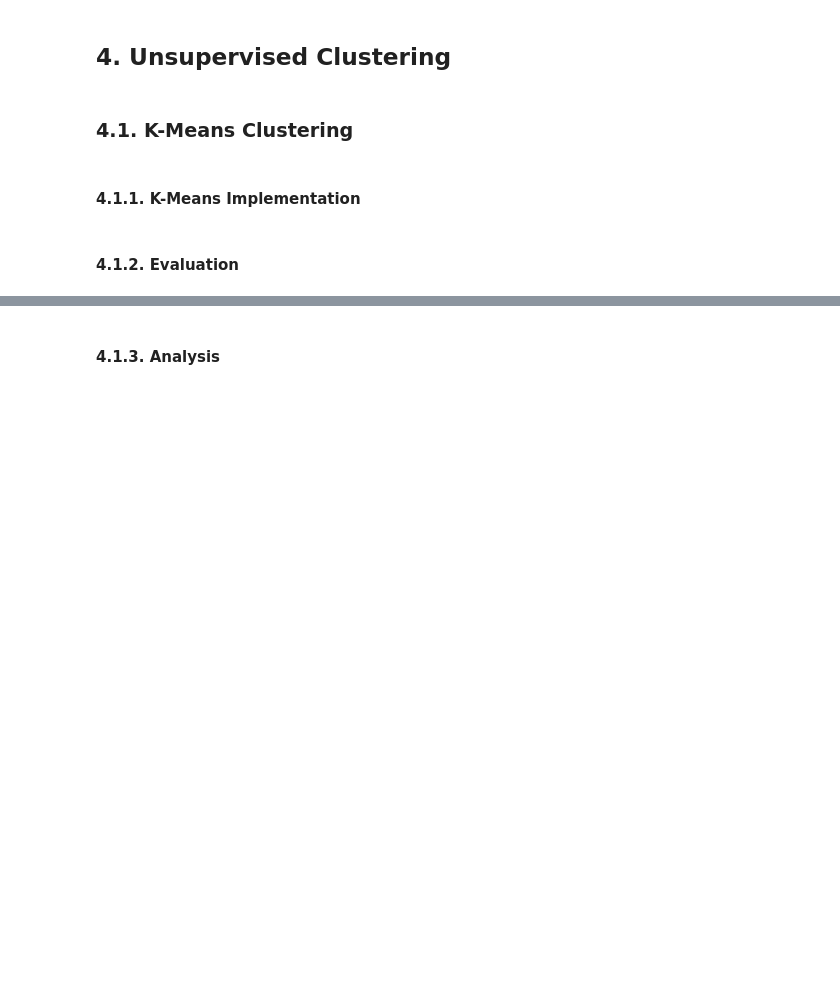
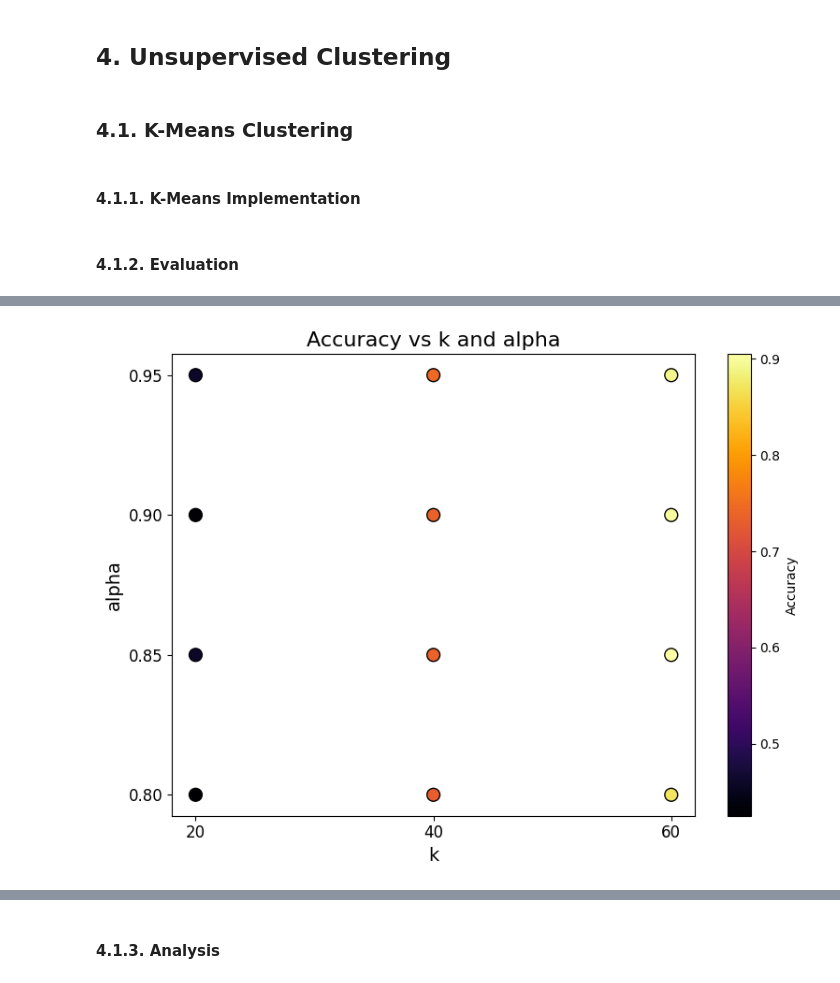
Before and after one commit to nouranKhalil/Face-Recognition, a Jupyter notebook: Face Recognition.ipynb, the cells around one changed output, grey strips where cells are left out. Cells and saved outputs as stored; diff of their text form; code cells hidden in the pictures; blank space fills up the shorter version.

```diff
--- a/Face Recognition.ipynb
+++ b/Face Recognition.ipynb
@@ -241,0 +354,4 @@ Threshold 0.95: Train shape (200, 116), Test shape (200, 116)
+# %%
+visual.plot_together()
+# %% [output]
+[figure, added]
```
Also changed, not shown: parts of 9 cells of this notebook.
